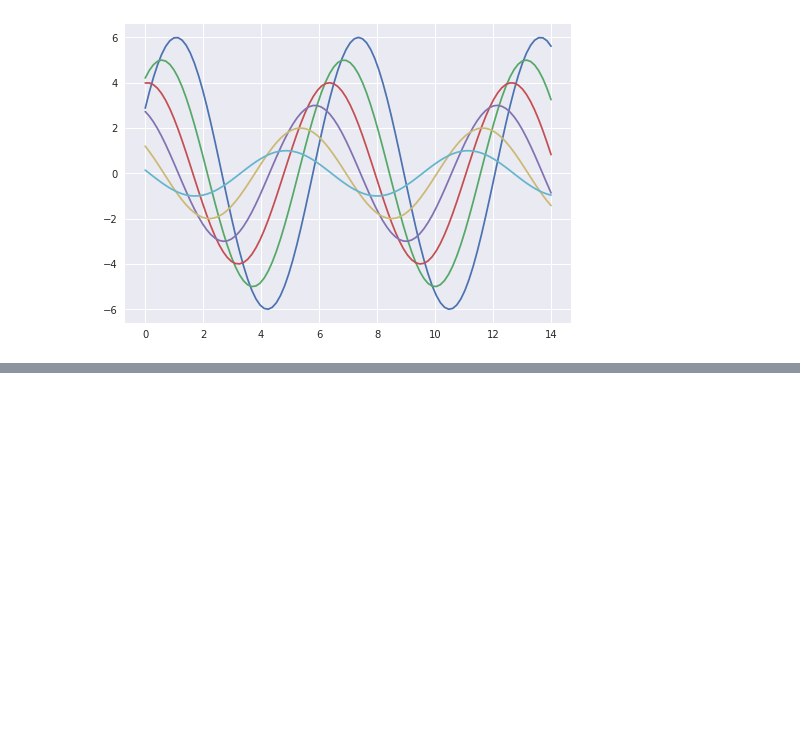
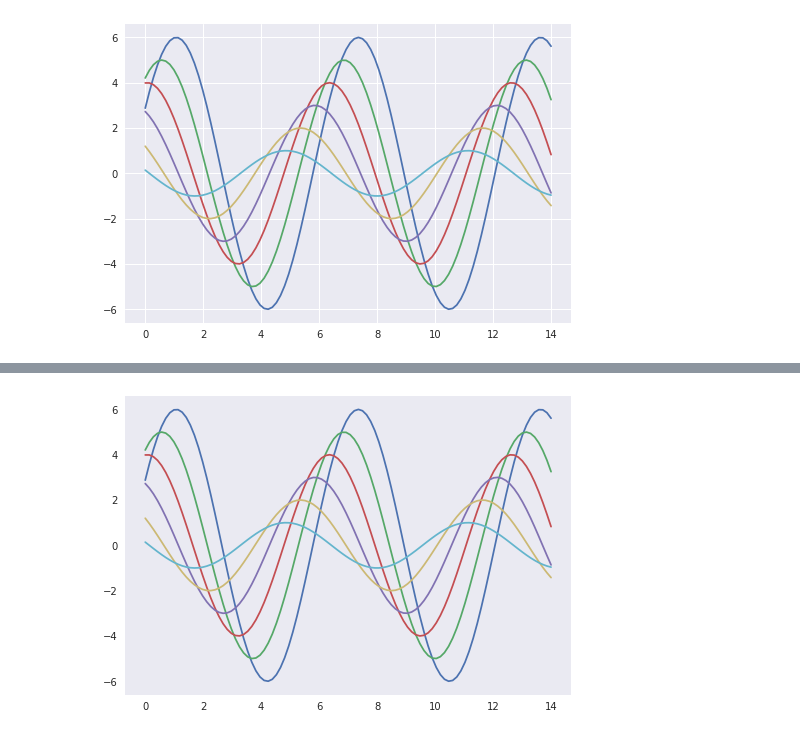
Before and after one commit to hyzhak/seaborn-experiments, a Jupyter notebook: main.ipynb, the cells around one changed output, grey strips where cells are left out. Cells and saved outputs as stored; diff of their text form; code cells hidden in the pictures; blank space fills up the shorter version.

```diff
--- a/main.ipynb
+++ b/main.ipynb
@@ -26,0 +39,6 @@ sinplot()
+# %%
+sns.set_style('dark')
+mpl.rc('font', family='DejaVu Sans')
+sinplot()
+# %% [output]
+[figure, added]
```
Also changed, not shown: parts of 10 cells of this notebook.
